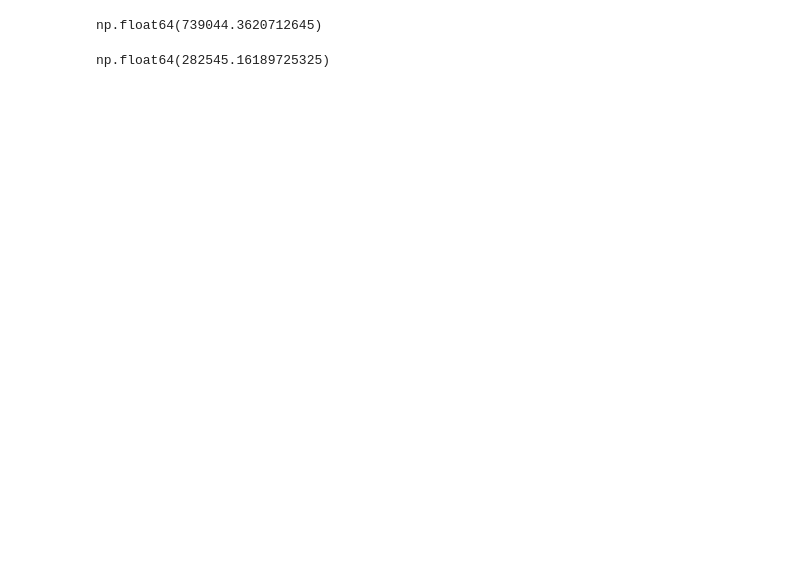
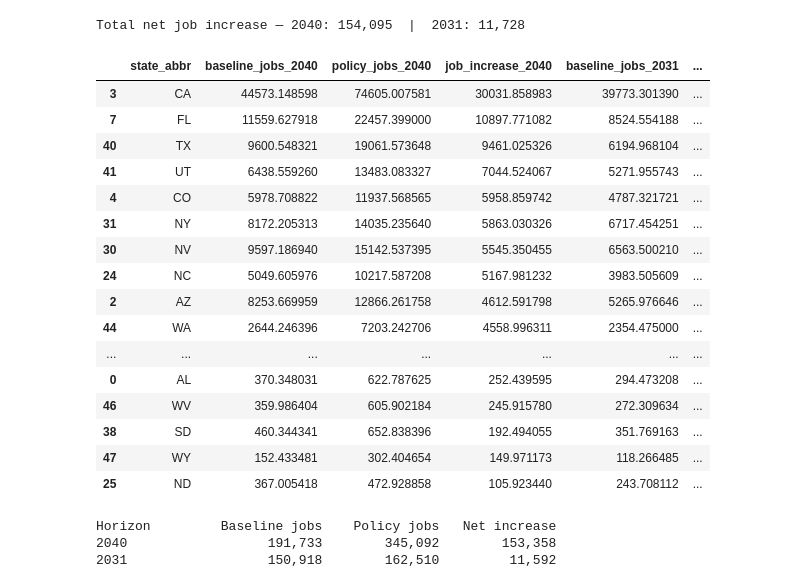
Before and after one commit to Permit-Power/ad_hoc, a Jupyter notebook: notebooks/rockefeller_jobs.ipynb, the cells around one changed output. Saved outputs shown, nothing was run; the diff lists cells and outputs as text; code cells hidden in the pictures; blank space fills up the shorter version.

```diff
--- a/notebooks/rockefeller_jobs.ipynb
+++ b/notebooks/rockefeller_jobs.ipynb
@@ -25,6 +78 @@ RES_PROP = (100814+30696)/178812 # From IREC report
-# %%
-# Increase jobs to 2024 levels based on projected growth
-jobs['installation_proj_dev_jobs_2024'] = (
-    jobs['installation_proj_dev_jobs_2023'] * (1 + jobs['projected_growth_2024'])
-)
 # %%
@@ -99,18 +172,64 @@ results_rockefeller['job_increase'] = (
+# %%
+# State-level totals — no quintile breakdown, works without EIG index
+totals_by_state = (
+    results_rockefeller
+    .groupby('state_abbr', as_index=False)
+    .agg(**{
+        f'baseline_jobs_{YEAR_LONG}':  (f'county_jobs_{YEAR_LONG}',  'sum'),
+        f'policy_jobs_{YEAR_LONG}':    (f'dpw_jobs_{YEAR_LONG}',     'sum'),
+        f'job_increase_{YEAR_LONG}':   (f'job_increase_{YEAR_LONG}', 'sum'),
+        f'baseline_jobs_{YEAR_SHORT}': (f'county_jobs_{YEAR_SHORT}', 'sum'),
+        f'policy_jobs_{YEAR_SHORT}':   (f'dpw_jobs_{YEAR_SHORT}',    'sum'),
+        f'job_increase_{YEAR_SHORT}':  (f'job_increase_{YEAR_SHORT}','sum'),
+    })
+)
+
+print(f"Total net job increase — {YEAR_LONG}: {totals_by_state[f'job_increase_{YEAR_LONG}'].sum():,.0f}  |  {YEAR_SHORT}: {totals_by_state[f'job_increase_{YEAR_SHORT}'].sum():,.0f}")
+totals_by_state.sort_values(f'job_increase_{YEAR_LONG}', ascending=False)
+# %% [output]
+Total net job increase — 2040: 154,095  |  2031: 11,728
+|  | state_abbr | baseline_jobs_2040 | policy_jobs_2040 | job_increase_2040 | baseline_jobs_2031 | ... |
+| 3 | CA | 44573.148598 | 74605.007581 | 30031.858983 | 39773.301390 | ... |
+| 7 | FL | 11559.627918 | 22457.399000 | 10897.771082 | 8524.554188 | ... |
+| 40 | TX | 9600.548321 | 19061.573648 | 9461.025326 | 6194.968104 | ... |
+| 41 | UT | 6438.559260 | 13483.083327 | 7044.524067 | 5271.955743 | ... |
+| 4 | CO | 5978.708822 | 11937.568565 | 5958.859742 | 4787.321721 | ... |
+| 31 | NY | 8172.205313 | 14035.235640 | 5863.030326 | 6717.454251 | ... |
+| 30 | NV | 9597.186940 | 15142.537395 | 5545.350455 | 6563.500210 | ... |
+| 24 | NC | 5049.605976 | 10217.587208 | 5167.981232 | 3983.505609 | ... |
+| 2 | AZ | 8253.669959 | 12866.261758 | 4612.591798 | 5265.976646 | ... |
+| 44 | WA | 2644.246396 | 7203.242706 | 4558.996311 | 2354.475000 | ... |
+| ... | ... | ... | ... | ... | ... | ... |
+| 0 | AL | 370.348031 | 622.787625 | 252.439595 | 294.473208 | ... |
+| 46 | WV | 359.986404 | 605.902184 | 245.915780 | 272.309634 | ... |
+| 38 | SD | 460.344341 | 652.838396 | 192.494055 | 351.769163 | ... |
+| 47 | WY | 152.433481 | 302.404654 | 149.971173 | 118.266485 | ... |
+| 25 | ND | 367.005418 | 472.928858 | 105.923440 | 243.708112 | ... |
 # %%
-results = (
+# Aggregate job impact by state and economic quintile
+state_quintile = (
     results_rockefeller
-    .groupby(['state_abbr', 'quintile'], as_index = False).agg({'county_jobs_baseline':'sum','dollar_per_watt_jobs': 'sum', 'job_increase':'sum', 'state_hh':'mean'})
+    .groupby(['state_abbr', 'quintile'], as_index=False)
+    .agg(
+        county_jobs_baseline_long=(f'county_jobs_{YEAR_LONG}', 'sum'),
+        county_jobs_baseline_short=(f'county_jobs_{YEAR_SHORT}', 'sum'),
+        dpw_jobs_long=(f'dpw_jobs_{YEAR_LONG}', 'sum'),
+        dpw_jobs_short=(f'dpw_jobs_{YEAR_SHORT}', 'sum'),
+        job_increase_long=(f'job_increase_{YEAR_LONG}', 'sum'),
+        job_increase_short=(f'job_increase_{YEAR_SHORT}', 'sum'),
+        state_hh=('state_hh', 'mean'),
+    )
 )
 
-results['jobs_per_100k'] = (
-    results_rockefeller['job_increase'] / (results_rockefeller['state_hh']/100000)
-)
+# QA
+print(f"{'Horizon':<12} {'Baseline jobs':>16} {'Policy jobs':>14} {'Net increase':>14}")
+for label, base, dpw, inc in [
+    (YEAR_LONG,  'county_jobs_baseline_long',  'dpw_jobs_long',  'job_increase_long'),
+    (YEAR_SHORT, 'county_jobs_baseline_short', 'dpw_jobs_short', 'job_increase_short'),
+]:
+    print(f"{label:<12} {state_quintile[base].sum():>16,.0f} {state_quintile[dpw].sum():>14,.0f} {state_quintile[inc].sum():>14,.0f}")
+# %% [output]
+Horizon         Baseline jobs    Policy jobs   Net increase
+2040                  191,733        345,092        153,358
+2031                  150,918        162,510         11,592
-# %%
-results['dollar_per_watt_jobs'].sum()
-# %% [output]
-np.float64(739044.3620712645)
-# %%
-results['county_jobs_baseline'].sum()
-# %% [output]
-np.float64(282545.16189725325)
 # %%
```
Also changed, not shown: parts of 11 cells of this notebook.
